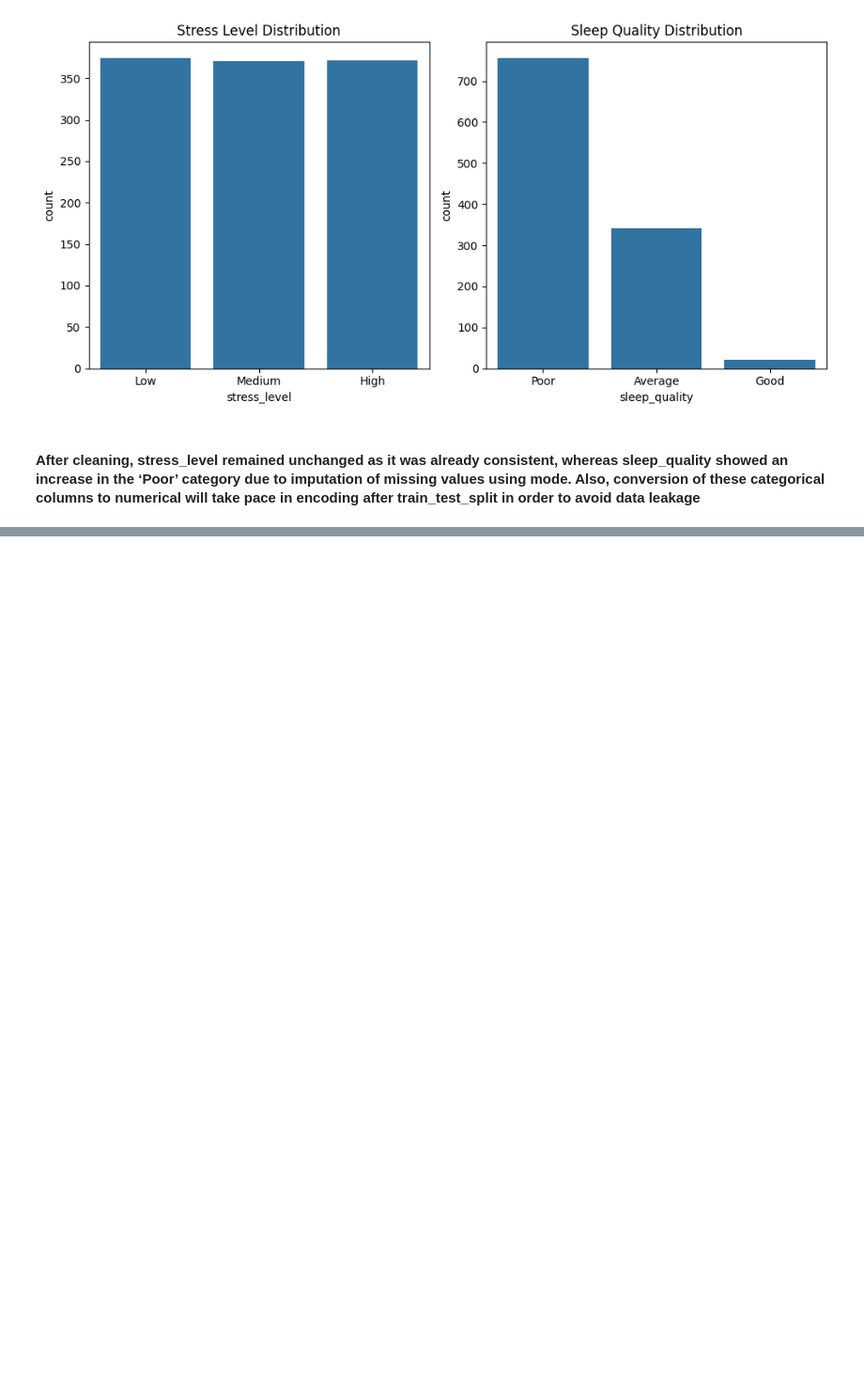
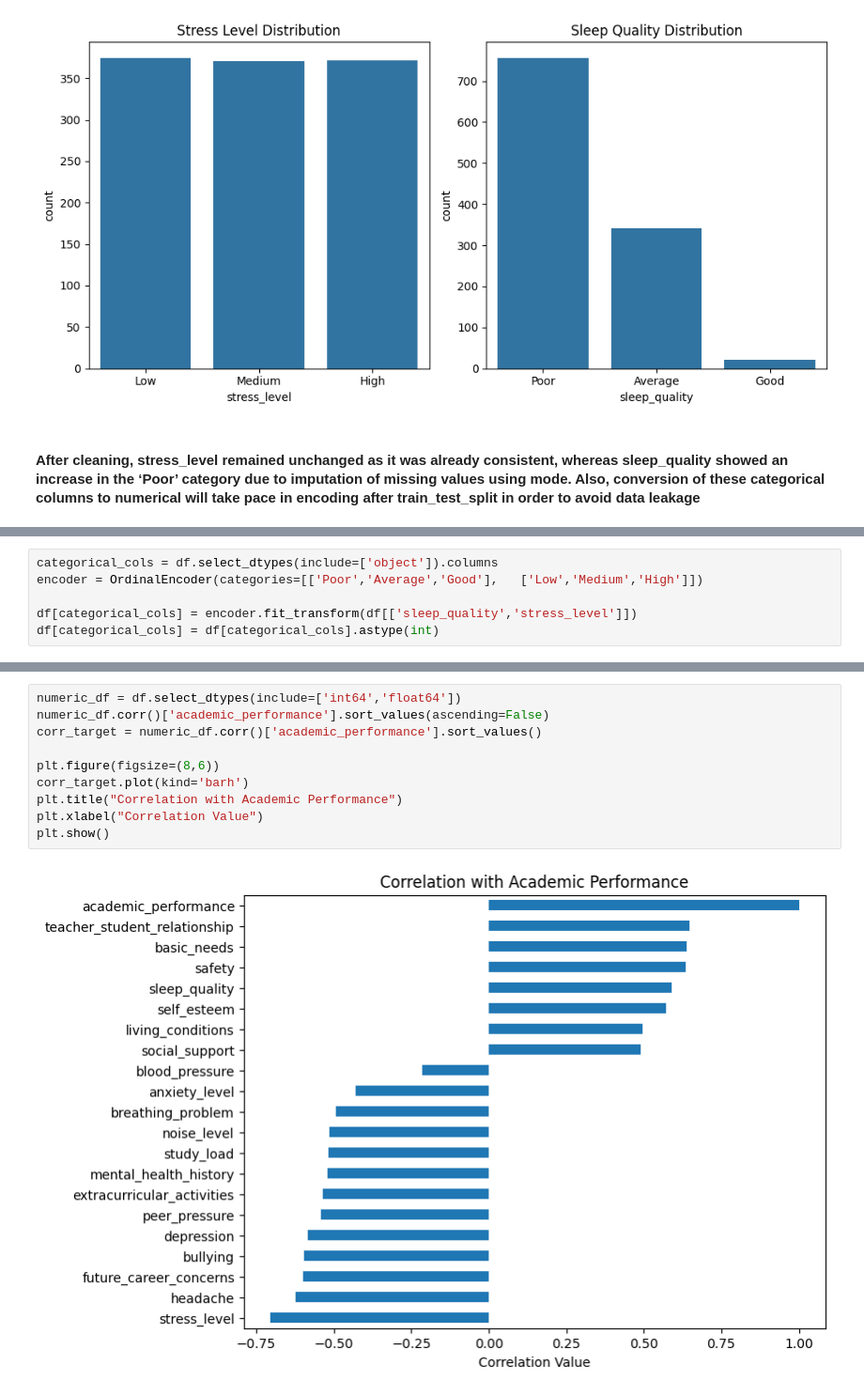
Before and after one commit to Hrick-08/Student-Stress-Analysis-and-Academic-Performance-Predictor, a Jupyter notebook: notebooks/EDA.ipynb, the cells around one changed output, grey strips where cells are left out. Shown at 94% size. Cells and saved outputs as stored; diff of their text form; blank space fills up the shorter version.

```diff
--- a/notebooks/EDA.ipynb
+++ b/notebooks/EDA.ipynb
@@ -473,0 +493,6 @@ X_train.head()
+# %%
+categorical_cols = df.select_dtypes(include=['object']).columns
+encoder = OrdinalEncoder(categories=[['Poor','Average','Good'],   ['Low','Medium','High']])
+
+df[categorical_cols] = encoder.fit_transform(df[['sleep_quality','stress_level']])
+df[categorical_cols] = df[categorical_cols].astype(int)
@@ -473,0 +533,12 @@ X_train.head()
+# %%
+numeric_df = df.select_dtypes(include=['int64','float64'])
+numeric_df.corr()['academic_performance'].sort_values(ascending=False)
+corr_target = numeric_df.corr()['academic_performance'].sort_values()
+
+plt.figure(figsize=(8,6))
+corr_target.plot(kind='barh')
+plt.title("Correlation with Academic Performance")
+plt.xlabel("Correlation Value")
+plt.show()
+# %% [output]
+[figure, added]
```
Also changed, not shown: parts of 30 cells of this notebook, 1 other file.
